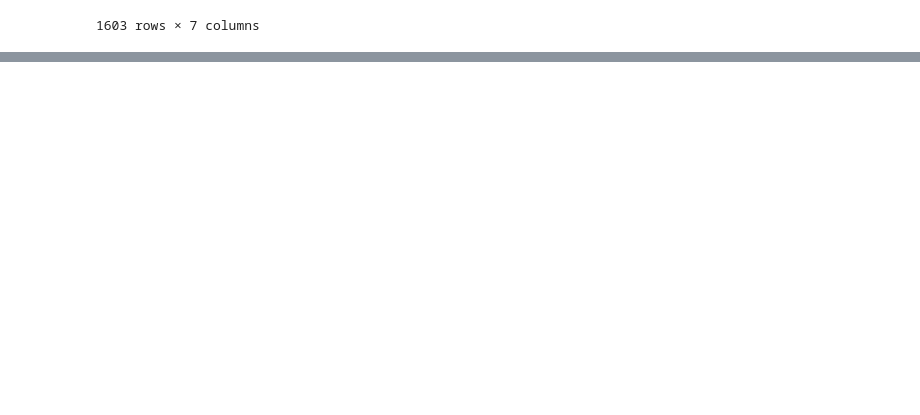
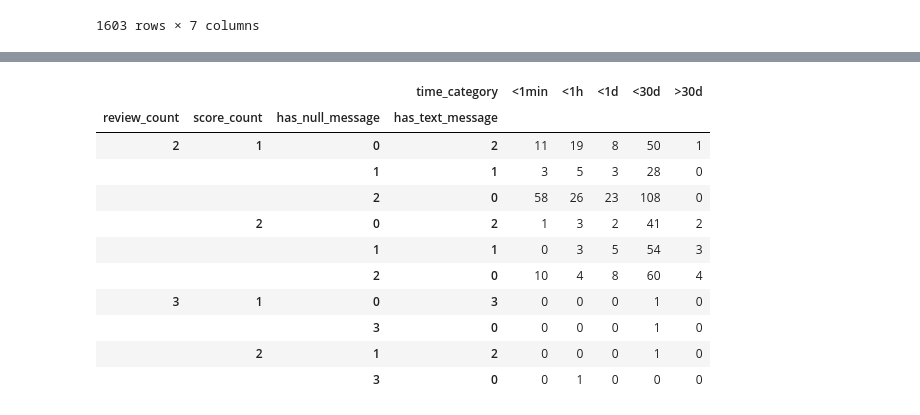
Before and after one commit to Hna2005/ecommerce-operations-analysis, a Jupyter notebook: notebooks/01-data-audit.ipynb, the cells around one changed output, grey strips where cells are left out. Drawn from its saved outputs; the diff is of its cells as text; code cells hidden in the pictures; blank space fills up the shorter version.

```diff
--- a/notebooks/01-data-audit.ipynb
+++ b/notebooks/01-data-audit.ipynb
@@ -397,0 +363,17 @@ same_score_no_message
+# %%
+# Merge time-based features into review_group
+review_group_t = review_group.join(
+    time_diff[["creation_span", "answer_span"]],
+    how="left"
+)
+
+# Convert seconds to hours for readability
+review_group_t["creation_span_h"] = review_group_t["creation_span"] / 3600
+review_group_t["answer_span_h"] = review_group_t["answer_span"] / 3600
+
+# Show only multi-review orders
+review_group_t.query("review_count > 1")[
+    ["review_count", "score_count", "message_count",
+     "has_null_message", "has_text_message",
+     "creation_span_h", "answer_span_h"]
+].head(10)
@@ -397,0 +393,33 @@ same_score_no_message
+# %%
+multi_reviews = review_group_t.query("review_count > 1").copy()
+
+# Categorize orders by answer span
+review_group_t["time_category"] = pd.cut(
+    review_group_t["answer_span_h"],
+    bins=[-1, 1/60, 1, 24, 30*24, float("inf")],
+    labels=["<1min", "<1h", "<1d", "<30d", ">30d"]
+)
+
+# Cross-tab: content pattern x time category
+pd.crosstab(
+    [
+        multi_reviews["review_count"],
+        multi_reviews["score_count"],
+        multi_reviews["has_null_message"],
+        multi_reviews["has_text_message"]
+    ],
+    multi_reviews["time_category"]
+)
+# %% [output]
+|  |  |  | time_category | <1min | <1h | <1d | <30d | >30d |
+| review_count | score_count | has_null_message | has_text_message |  |  |  |  |  |
+| 2 | 1 | 0 | 2 | 11 | 19 | 8 | 50 | 1 |
+|  |  | 1 | 1 | 3 | 5 | 3 | 28 | 0 |
+|  |  | 2 | 0 | 58 | 26 | 23 | 108 | 0 |
+|  | 2 | 0 | 2 | 1 | 3 | 2 | 41 | 2 |
+|  |  | 1 | 1 | 0 | 3 | 5 | 54 | 3 |
+|  |  | 2 | 0 | 10 | 4 | 8 | 60 | 4 |
+| 3 | 1 | 0 | 3 | 0 | 0 | 0 | 1 | 0 |
+|  |  | 3 | 0 | 0 | 0 | 0 | 1 | 0 |
+|  | 2 | 1 | 2 | 0 | 0 | 0 | 1 | 0 |
+|  |  | 3 | 0 | 0 | 1 | 0 | 0 | 0 |
```
Also changed, not shown: parts of 23 cells of this notebook.
